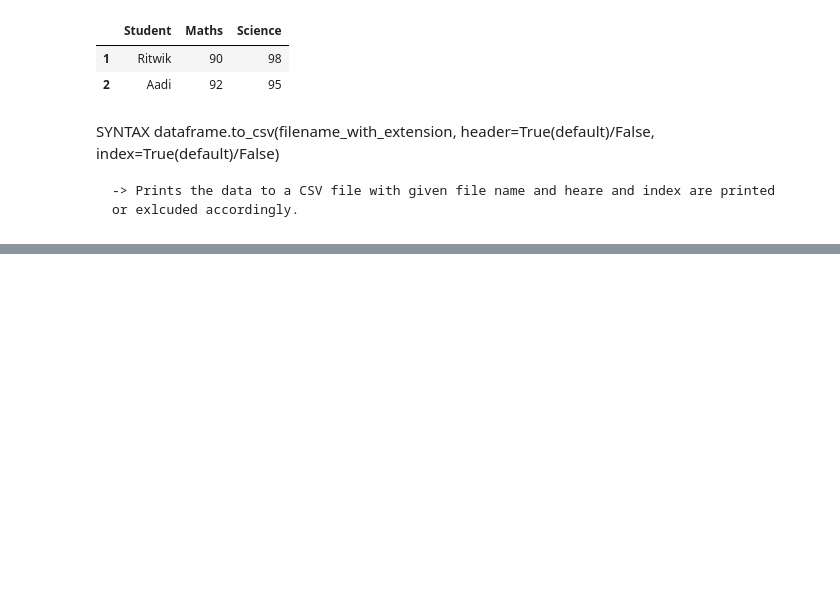
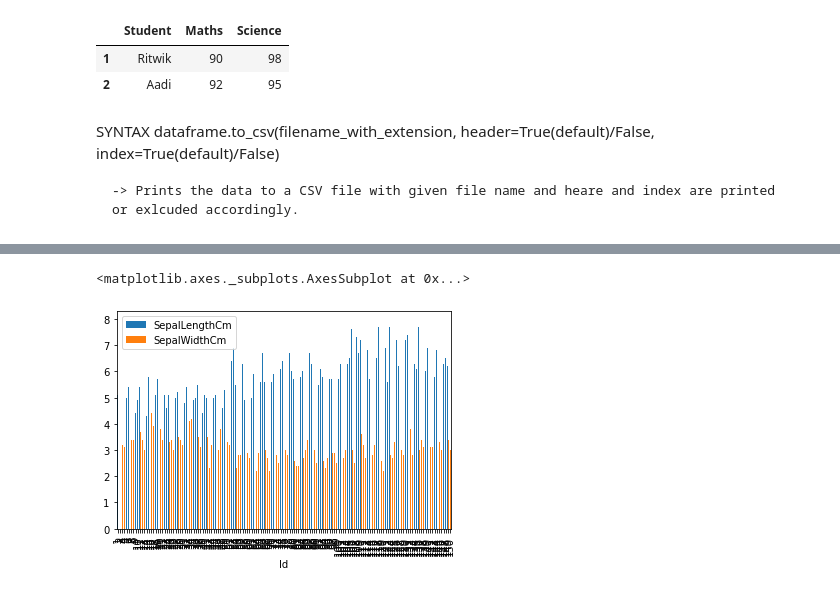
Before and after one commit to pramodkachare/Python_course, a Jupyter notebook: Module-5.ipynb, the cells around one changed output, grey strips where cells are left out. Cells and saved outputs as stored; diff of their text form; code cells hidden in the pictures; blank space fills up the shorter version.

```diff
--- a/Module-5.ipynb
+++ b/Module-5.ipynb
@@ -272,0 +511,5 @@ df3.to_excel('Math_topper.xlsx', header=True, index=False)
+# %%
+df[['SepalLengthCm', 'SepalWidthCm']].plot.bar()
+# %% [output]
+<matplotlib.axes._subplots.AxesSubplot at 0x...>
+[figure, added]
```
Also changed, not shown: parts of 21 cells of this notebook, 1 other file.
